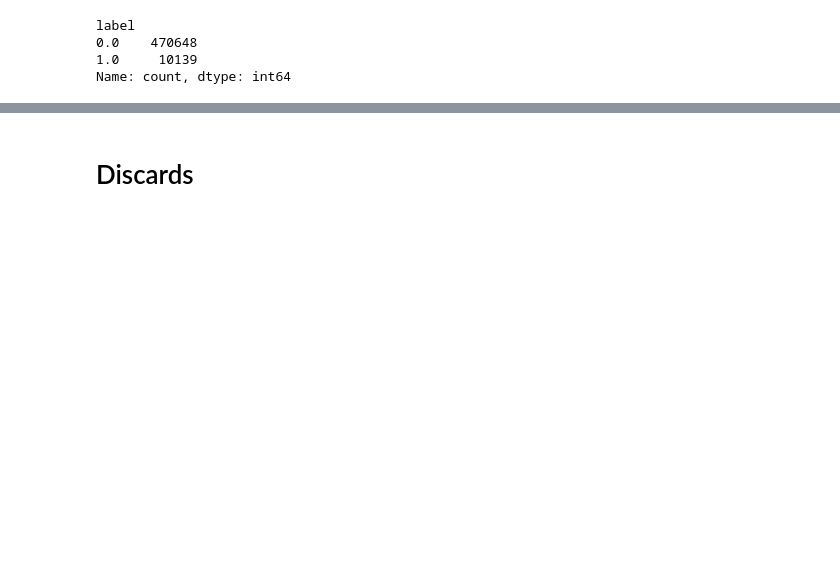
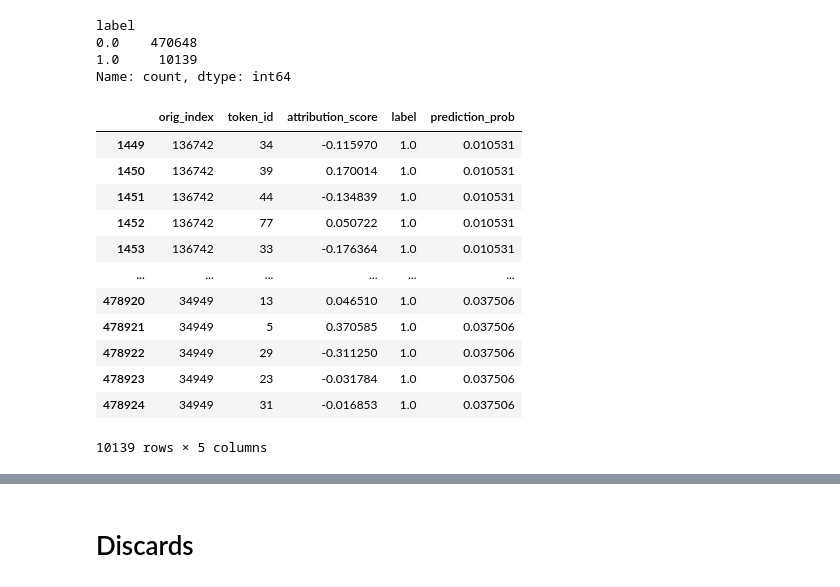
Before and after one commit to Efithor/riichi-dendrology, a Jupyter notebook: heuristic_study.ipynb, the cells around one changed output, grey strips where cells are left out. Saved outputs shown, nothing was run; the diff lists cells and outputs as text; code cells hidden in the pictures; blank space fills up the shorter version.

```diff
--- a/heuristic_study.ipynb
+++ b/heuristic_study.ipynb
@@ -29 +35,17 @@ Name: count, dtype: int64
+# %%
+df_ch_only
+# %% [output]
+|  | orig_index | token_id | attribution_score | label | prediction_prob |
+| 1449 | 136742 | 34 | -0.115970 | 1.0 | 0.010531 |
+| 1450 | 136742 | 39 | 0.170014 | 1.0 | 0.010531 |
+| 1451 | 136742 | 44 | -0.134839 | 1.0 | 0.010531 |
+| 1452 | 136742 | 77 | 0.050722 | 1.0 | 0.010531 |
+| 1453 | 136742 | 33 | -0.176364 | 1.0 | 0.010531 |
+| ... | ... | ... | ... | ... | ... |
+| 478920 | 34949 | 13 | 0.046510 | 1.0 | 0.037506 |
+| 478921 | 34949 | 5 | 0.370585 | 1.0 | 0.037506 |
+| 478922 | 34949 | 29 | -0.311250 | 1.0 | 0.037506 |
+| 478923 | 34949 | 23 | -0.031784 | 1.0 | 0.037506 |
+| 478924 | 34949 | 31 | -0.016853 | 1.0 | 0.037506 |
+10139 rows × 5 columns
 # %%
```
Also changed, not shown: parts of 8 cells of this notebook, 17 other files.
